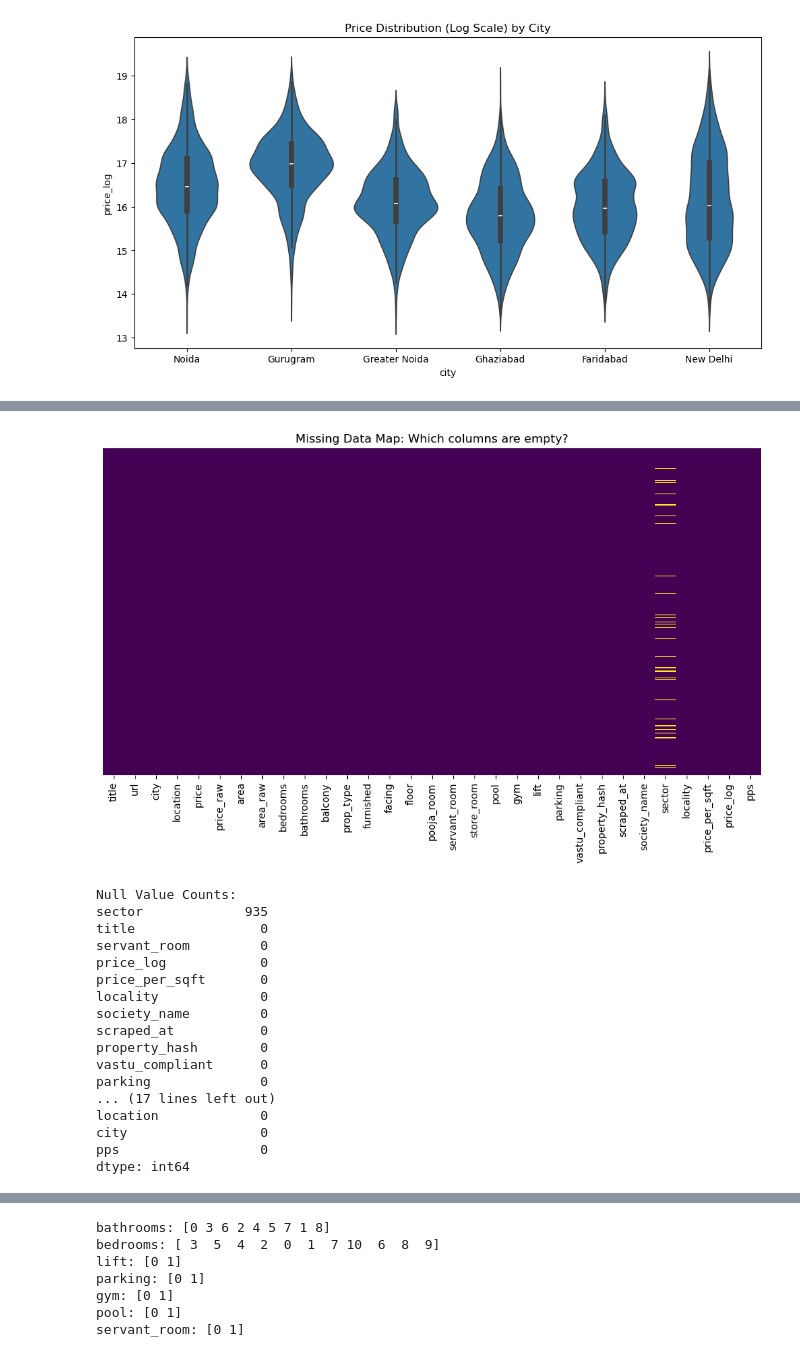
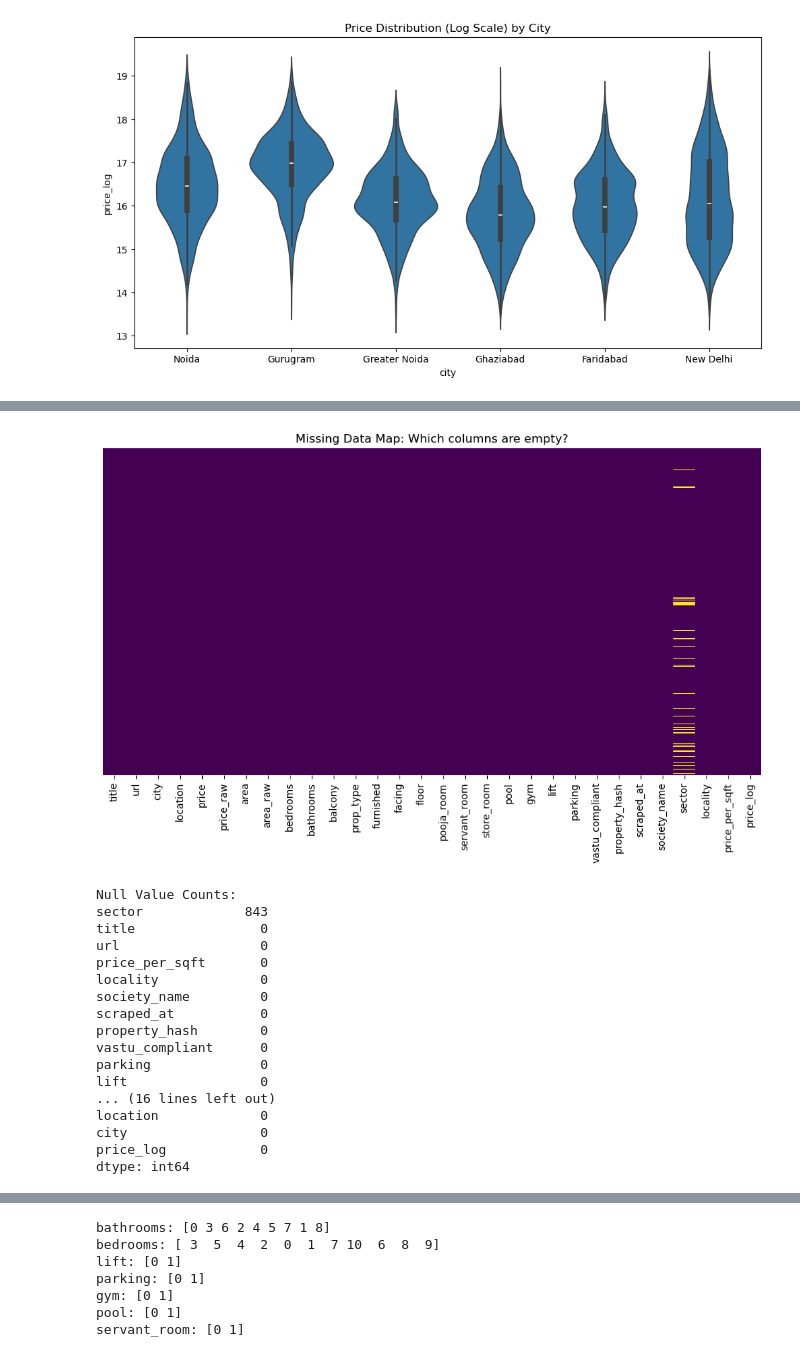
Before and after one commit to anixes/ncr_property_intelligence_system, a Jupyter notebook: notebooks/01_eda.ipynb, the cells around one changed output, grey strips where cells are left out. Saved outputs shown, nothing was run; the diff lists cells and outputs as text; code cells hidden in the pictures.

```diff
--- a/notebooks/01_eda.ipynb
+++ b/notebooks/01_eda.ipynb
@@ -282,20 +371,19 @@ plt.show()
 # %%
 plt.figure(figsize=(12, 6))
 # Using isnull() to create a boolean map and visualizing it
-sns.heatmap(df_unique.isnull(), yticklabels=False, cbar=False, cmap='viridis')
+sns.heatmap(df.isnull(), yticklabels=False, cbar=False, cmap='viridis')
 plt.title('Missing Data Map: Which columns are empty?')
 plt.show()
 
 # Precise numbers
 print("\nNull Value Counts:")
-print(df_unique.isnull().sum().sort_values(ascending=False))
+print(df.isnull().sum().sort_values(ascending=False))
 # %% [output]
-[figure, old version]
+[figure, new version]
 Null Value Counts:
-sector             935
+sector             843
 title                0
-servant_room         0
-price_log            0
+url                  0
 price_per_sqft       0
 locality             0
 society_name         0
@@ -303,10 +391,11 @@ scraped_at           0
 property_hash        0
 vastu_compliant      0
 parking              0
-... (17 lines left out)
+lift                 0
+... (16 lines left out)
 location             0
 city                 0
-pps                  0
+price_log            0
 dtype: int64
 # %%
 # Create a dataframe of rows where sector is null
```
Also changed, not shown: parts of 44 cells of this notebook.
